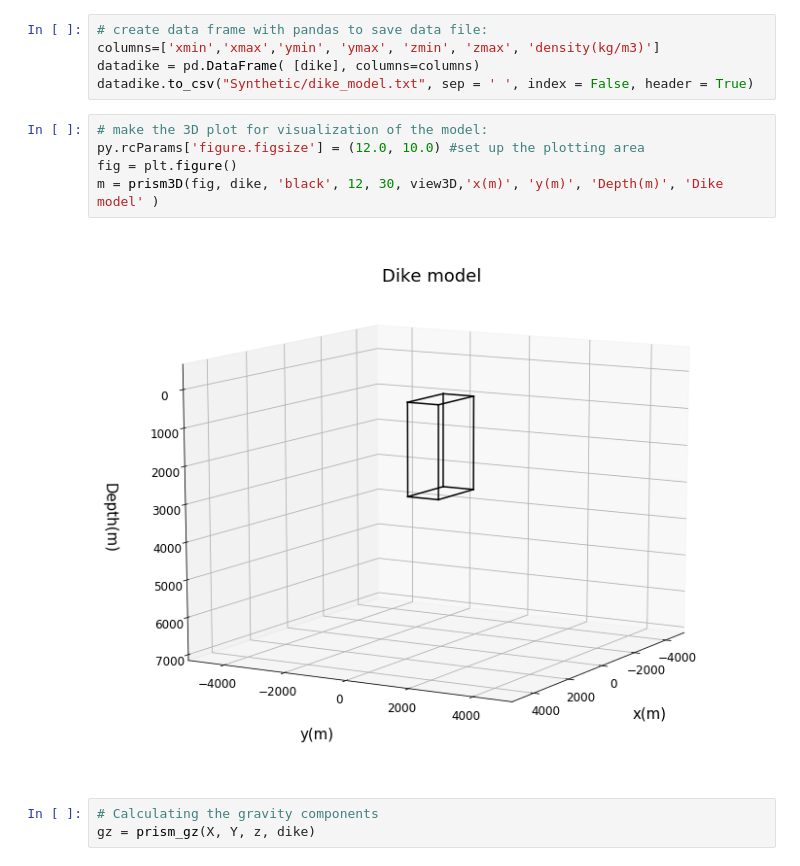
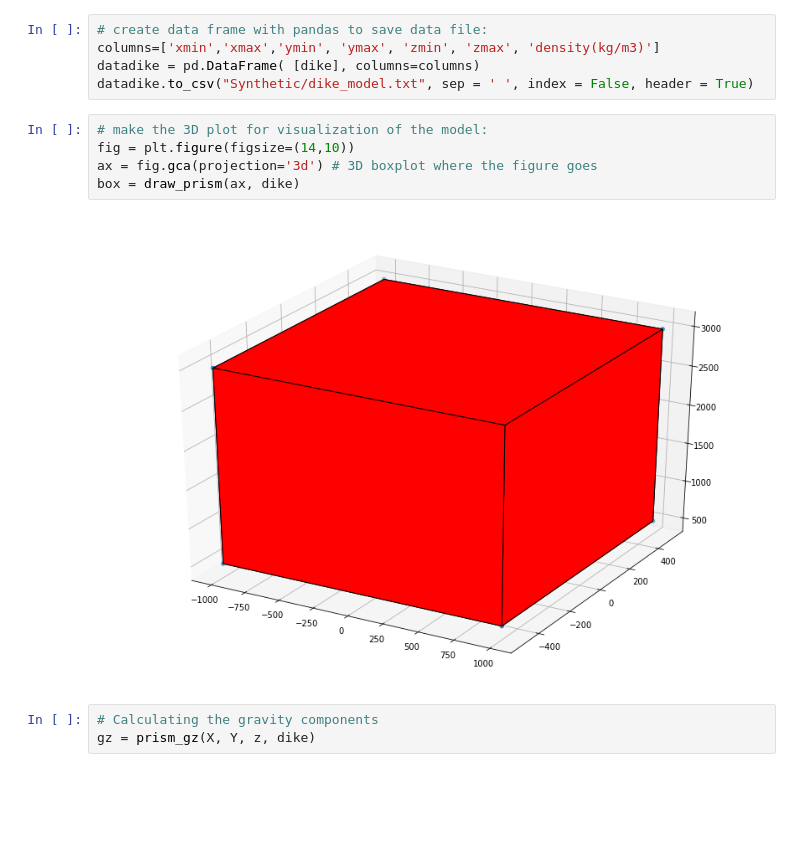
Before and after one commit to rodrigobijani/Congresso_Brasileiro_Geologia2018, a Jupyter notebook: scripts/prism-grav.ipynb, the cells around one changed output. Drawn from its saved outputs; the diff is of its cells as text; blank space fills up the shorter version.

Commit message:
change obsolete function for draw_prism. Working properly

```diff
--- a/scripts/prism-grav.ipynb
+++ b/scripts/prism-grav.ipynb
@@ -55,13 +53,13 @@ view3D = [ np.min(x), np.max(x), np.min(y), np.max(y), z, 7000.0 ]
 columns=['xmin','xmax','ymin', 'ymax', 'zmin', 'zmax', 'density(kg/m3)']
 datadike = pd.DataFrame( [dike], columns=columns)
 datadike.to_csv("Synthetic/dike_model.txt", sep = ' ', index = False, header = True)
-# %%
-# make the 3D plot for visualization of the model:
-py.rcParams['figure.figsize'] = (12.0, 10.0) #set up the plotting area
-fig = plt.figure()
-m = prism3D(fig, dike, 'black', 12, 30, view3D,'x(m)', 'y(m)', 'Depth(m)', 'Dike model' )
-# %% [output]
-[figure, removed]
+# %%
+# make the 3D plot for visualization of the model:
+fig = plt.figure(figsize=(14,10))
+ax = fig.gca(projection='3d') # 3D boxplot where the figure goes
+box = draw_prism(ax, dike)
+# %% [output]
+[figure, added]
 # %%
 # Calculating the gravity components
 gz = prism_gz(X, Y, z, dike)
```
Also changed, not shown: parts of 5 cells of this notebook, 1 other file.
